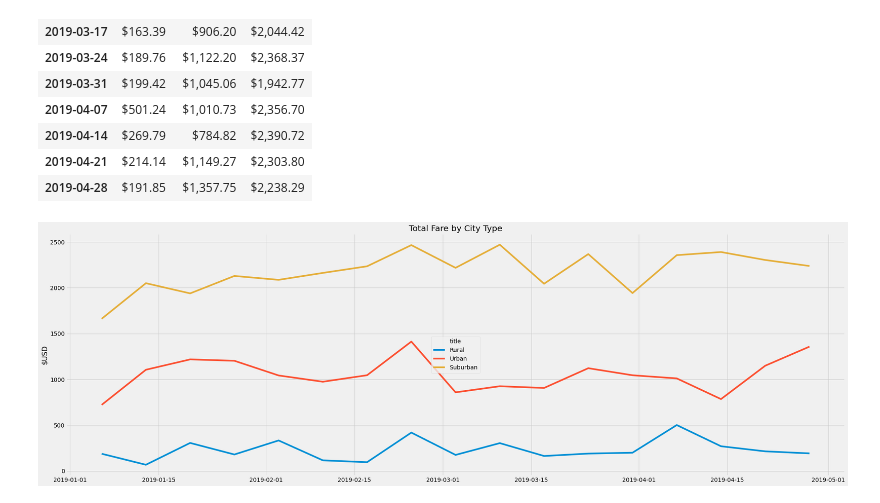
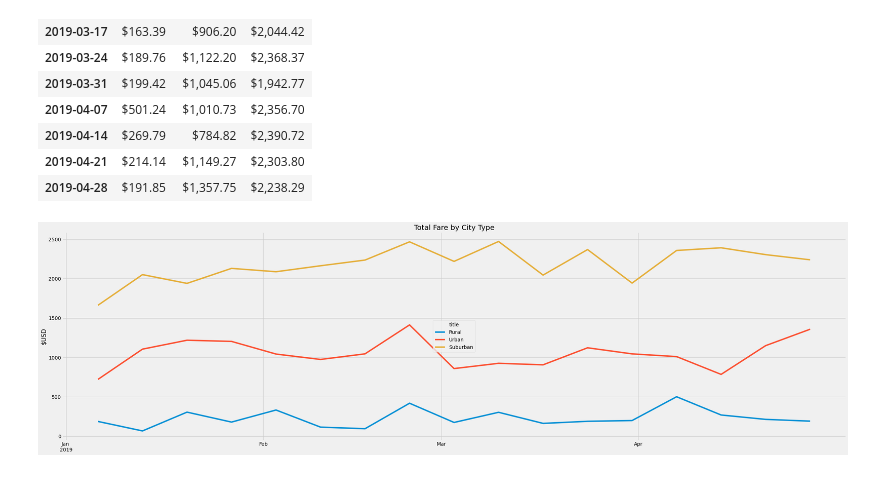
Before and after one commit to KalebGordon/Ridesharing_Analysis, a Jupyter notebook: PyBer_Challenge_starter_code.ipynb, the cells around one changed output. Saved outputs shown, nothing was run; the diff lists cells and outputs as text; code cells hidden in the pictures.

```diff
--- a/PyBer_Challenge_starter_code.ipynb
+++ b/PyBer_Challenge_starter_code.ipynb
@@ -250,14 +250,16 @@ date_range_resample_df
 # %%
 # 8. Using the object-oriented interface method, plot the resample DataFrame using the df.plot() function.
 
-fig, ax = plt.subplots(figsize=(30,10))
+fig, ax = plt.subplots(figsize=(35,10))
 ax.plot(date_range_resample_df)
+ax.set_xticks(["2019-01-01", "2019-02-01", "2019-03-01", "2019-04-01"], ["Jan \n2019", "Feb", "Mar", "Apr"])
 plt.ylabel("$USD")
 plt.title("Total Fare by City Type")
 plt.legend(['Rural', 'Urban', 'Suburban'], loc='center', title='title')
 # Import the style from Matplotlib.
 from matplotlib import style
 # Use the graph style fivethirtyeight.
 style.use('fivethirtyeight')
+fig.savefig('PyBer_fare_summary.png')
 # %% [output]
-[figure, old version]
+[figure, new version]
```
Also changed, not shown: 1 other file.
